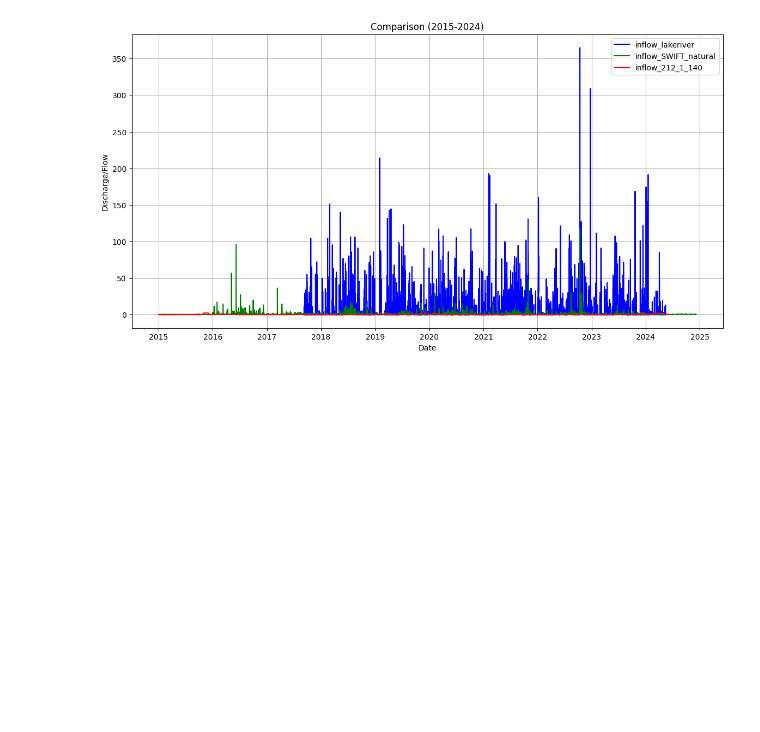
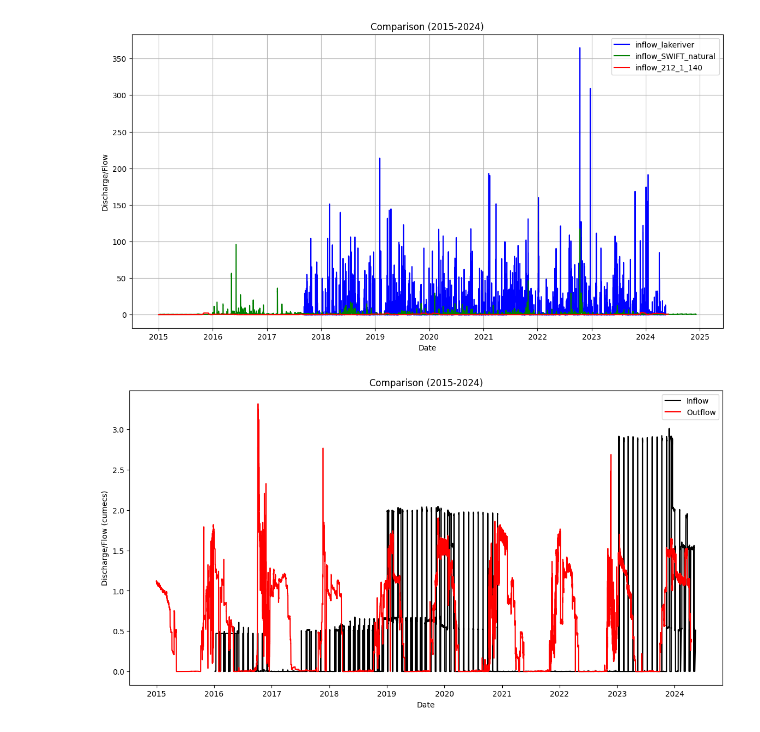
Before and after one commit to AquaticEcoDynamics/tassielakes-data, a Jupyter notebook: scripting/inflow/comparison_plot.ipynb, the cells around one changed output. Cells and saved outputs as stored; diff of their text form; code cells hidden in the pictures; blank space fills up the shorter version.

Commit message:
Plot comparison between inflow and outflow

```diff
--- a/scripting/inflow/comparison_plot.ipynb
+++ b/scripting/inflow/comparison_plot.ipynb
@@ -115,3 +115,39 @@ plt.grid(True)
 plt.show()
 # %% [output]
 [figure]
+# %%
+import pandas as pd
+import matplotlib.pyplot as plt
+
+# Read the CSV files
+inflow = pd.read_csv("inflow_woods_dam_20160107-20240514.csv", usecols=[0, 1], encoding='unicode_escape')
+outflow = pd.read_csv("../outflow/outflow_woods_dam-spillway_19990311-20240416.csv", encoding='unicode_escape')
+
+# Rename columns for consistency
+inflow.columns = ['Date', 'Flow']
+outflow.columns = ['Date', 'Flow']
+
+# Convert the 'Date' columns to datetime with the correct format
+inflow['Date'] = pd.to_datetime(inflow['Date'], format='%d/%m/%Y %H:%M:%S')
+outflow['Date'] = pd.to_datetime(outflow['Date'], format='%d/%m/%Y %H:%M:%S')
+
+# Filter the dataframes to include only the data from 2015 to 2024
+start_date = '2015-01-01'
+end_date = '2024-12-31'
+
+inflow_filtered = inflow[(inflow['Date'] >= start_date) & (inflow['Date'] <= end_date)]
+outflow_filtered = outflow[(outflow['Date'] >= start_date) & (outflow['Date'] <= end_date)]
+
+# Plot the data with more contrasting colors
+plt.figure(figsize=(14, 7))
+plt.plot(inflow_filtered['Date'], inflow_filtered['Flow'], label='Inflow', color='black')
+plt.plot(outflow_filtered['Date'], outflow_filtered['Flow'], label='Outflow', color='red')
+
+plt.xlabel('Date')
+plt.ylabel('Discharge/Flow (cumecs)')
+plt.title('Comparison (2015-2024)')
+plt.legend()
+# plt.grid(True)
+plt.show()
+# %% [output]
+[figure, added]
```
